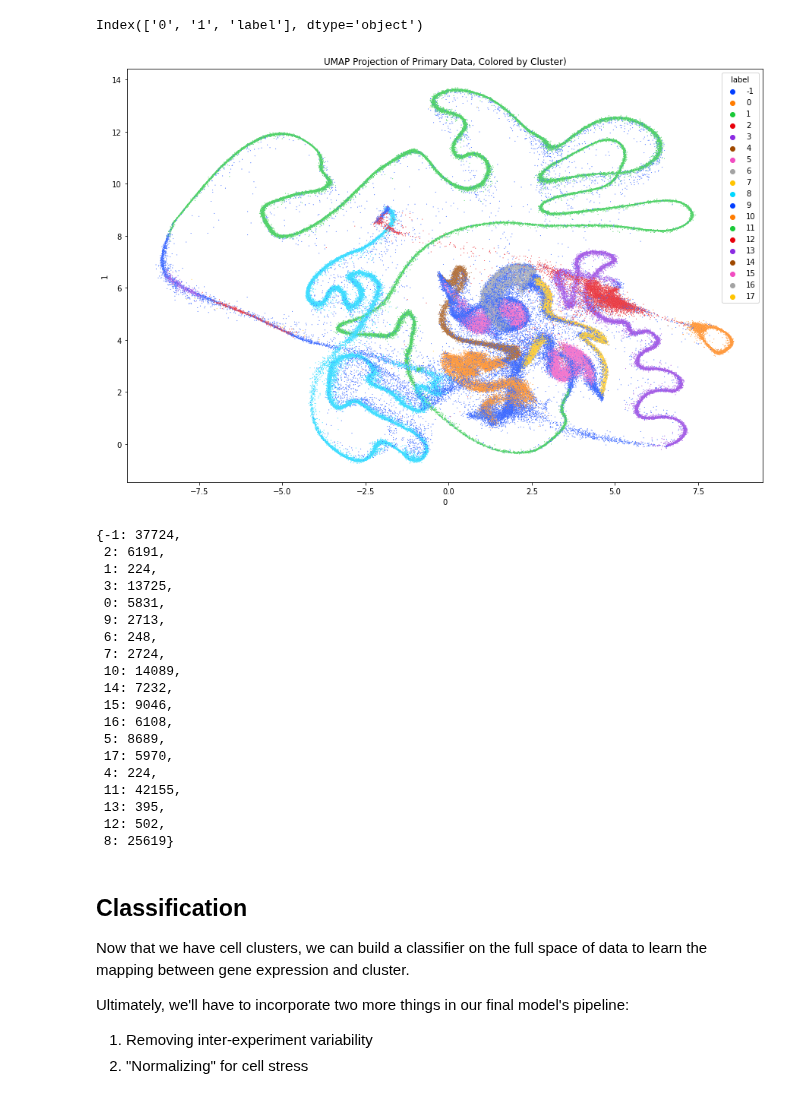
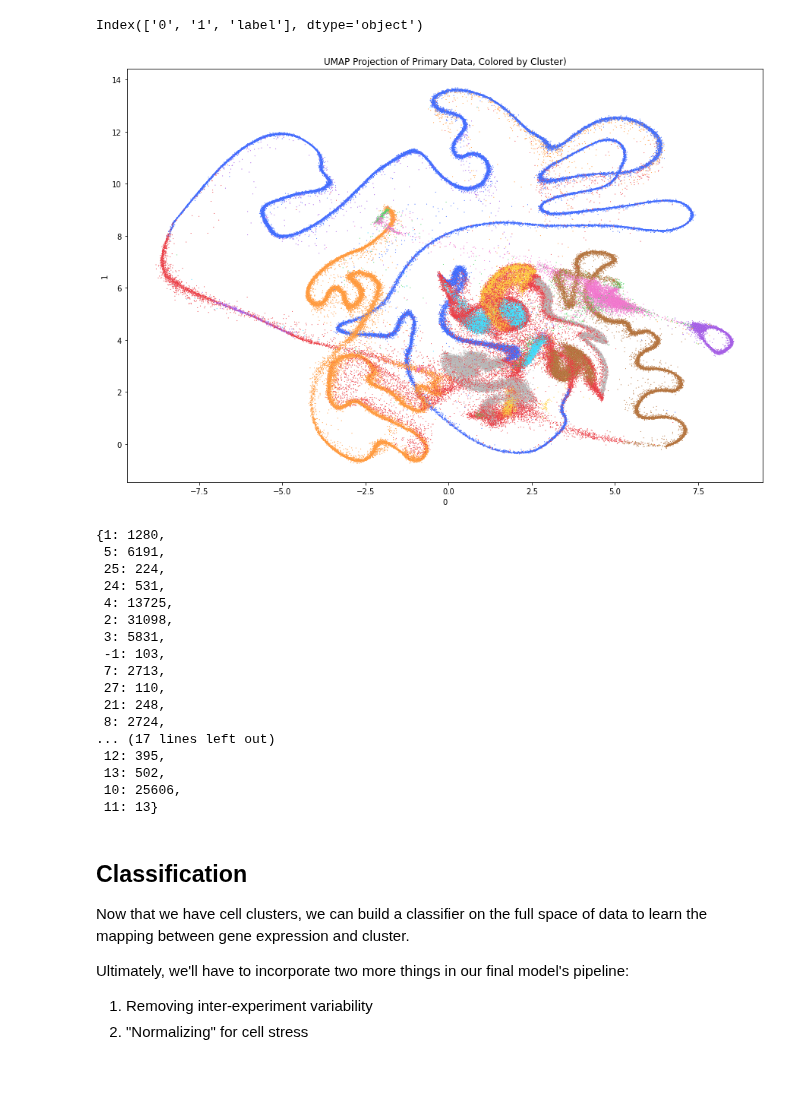
Before and after one commit to jlehrer1/comparative-organoids, a Jupyter notebook: notebooks/reduced_data_exploration_01.ipynb, the cells around one changed output. Cells and saved outputs as stored; diff of their text form; code cells hidden in the pictures.

```diff
--- a/notebooks/reduced_data_exploration_01.ipynb
+++ b/notebooks/reduced_data_exploration_01.ipynb
@@ -36,7 +36,7 @@ prim_umap.head()
 # %% [markdown]
 Now let's run clustering on the cells
 # %%
-clusterer = hdbscan.HDBSCAN(min_cluster_size=200, core_dist_n_jobs=1)
+clusterer = hdbscan.HDBSCAN(core_dist_n_jobs=1)
 clusters = clusterer.fit(primary)
 # %%
 primary['label'] = clusters.labels_
@@ -49,47 +49,45 @@ Index(['0', '1', 'label'], dtype='object')
 # %%
 def two_plot(data):
     fig, ax = plt.subplots(figsize=(15, 10))
 
     sns.scatterplot(
         x='0',
         y='1',
         data=data,
         hue='label',
-        legend='full',
+        legend=None,
         ax=ax,
         s=1,
         palette='bright'
     )
 
     plt.title(f'UMAP Projection of Primary Data, Colored by Cluster)')
     plt.savefig('umap_cluster.png', dpi=300)
     plt.show()
 
 def three_plot(data):
     fig = px.scatter_3d(data, x='0', y='1', z='2', color='label')
     fig.update_layout(marker=dict(size=1))
     fig.show()
 
 two_plot(prim_umap)
 dict(zip(Counter(clusters.labels_).keys(), Counter(clusters.labels_).values()))
 # %% [output]
-[figure, old version]
+[figure, new version]
-{-1: 37724,
- 2: 6191,
- 1: 224,
- 3: 13725,
- 0: 5831,
- 9: 2713,
- 6: 248,
- 7: 2724,
- 10: 14089,
- 14: 7232,
- 15: 9046,
- 16: 6108,
- 5: 8689,
- 17: 5970,
- 4: 224,
- 11: 42155,
- 13: 395,
- 12: 502,
- 8: 25619}
+{1: 1280,
+ 5: 6191,
+ 25: 224,
+ 24: 531,
+ 4: 13725,
+ 2: 31098,
+ 3: 5831,
+ -1: 103,
+ 7: 2713,
+ 27: 110,
+ 21: 248,
+ 8: 2724,
+... (17 lines left out)
+ 12: 395,
+ 13: 502,
+ 10: 25606,
+ 11: 13}
```
Also changed, not shown: parts of 8 cells of this notebook, 6 other files.
